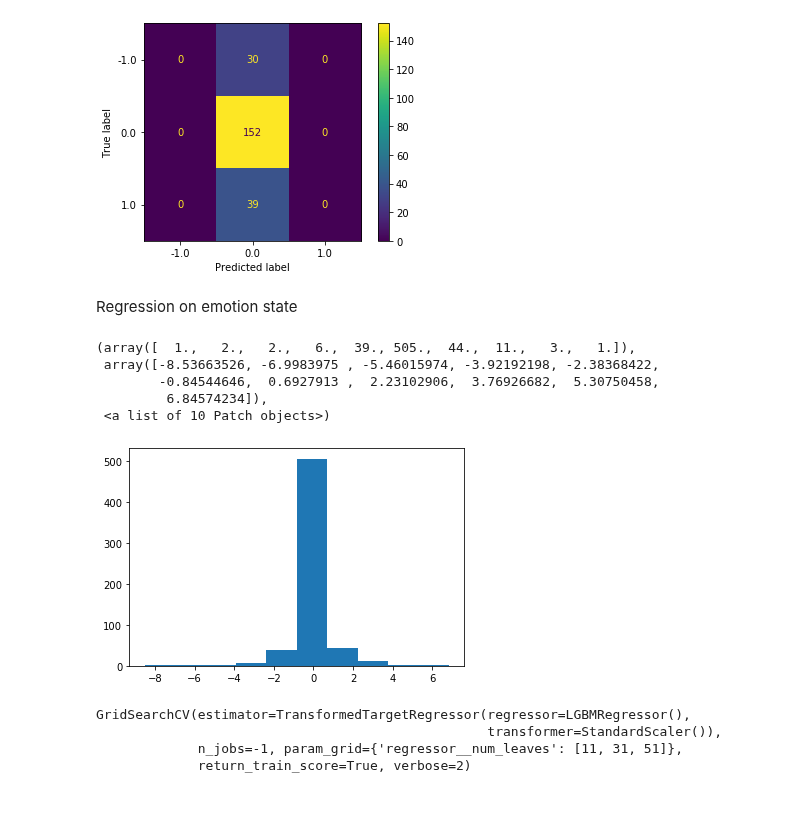
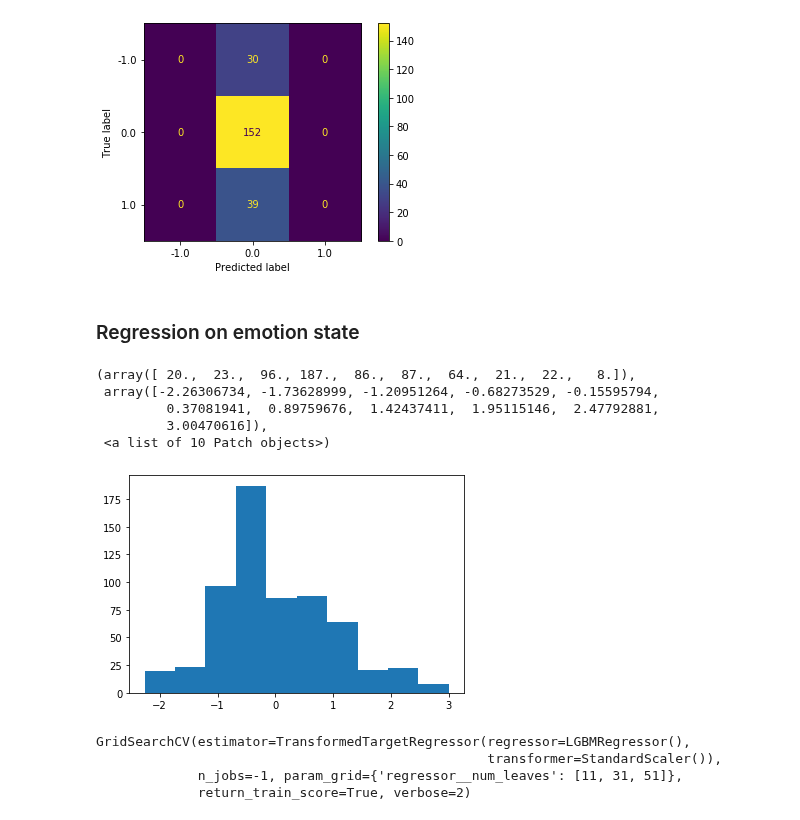
Before and after one commit to ubcspin/EEGTouch, a Jupyter notebook: eeg_python/EEG_benchmark.ipynb, the cells around one changed output. Cells and saved outputs as stored; diff of their text form; code cells hidden in the pictures.

```diff
--- a/eeg_python/EEG_benchmark.ipynb
+++ b/eeg_python/EEG_benchmark.ipynb
@@ -39 +30,3 @@ X = np.concatenate((data_first_half.to_numpy(), data_rest_half.to_numpy()))
+# %%
+path_to_data = join('data', 'processed_features_and_labels', '2')
 # %%
@@ -390,19 +407,19 @@ plot_confusion_matrix(clf, X_test, y_test)
 <sklearn.metrics._plot.confusion_matrix.ConfusionMatrixDisplay at 0x...>
 [figure]
 # %% [markdown]
-Regression on emotion state
+### Regression on emotion state
 # %%
-y = np.load('data_label.npy')
+y = np.load(join(path_to_data, 'data_state.npy'))
 s = StandardScaler()
 y = s.fit_transform(np.expand_dims(y, axis=1))
 plt.hist(y)
 # %% [output]
-(array([  1.,   2.,   2.,   6.,  39., 505.,  44.,  11.,   3.,   1.]),
- array([-8.53663526, -6.9983975 , -5.46015974, -3.92192198, -2.38368422,
-        -0.84544646,  0.6927913 ,  2.23102906,  3.76926682,  5.30750458,
-         6.84574234]),
+(array([ 20.,  23.,  96., 187.,  86.,  87.,  64.,  21.,  22.,   8.]),
+ array([-2.26306734, -1.73628999, -1.20951264, -0.68273529, -0.15595794,
+         0.37081941,  0.89759676,  1.42437411,  1.95115146,  2.47792881,
+         3.00470616]),
  <a list of 10 Patch objects>)
-[figure, old version]
+[figure, new version]
 # %%
 X_train, y_train = np.concatenate((X[:dog_start], X[dog_end:])), np.concatenate((y[:dog_start], y[dog_end:]))
 X_test, y_test = X[dog_start:dog_end], y[dog_start:dog_end]
```
Also changed, not shown: parts of 65 cells of this notebook.
